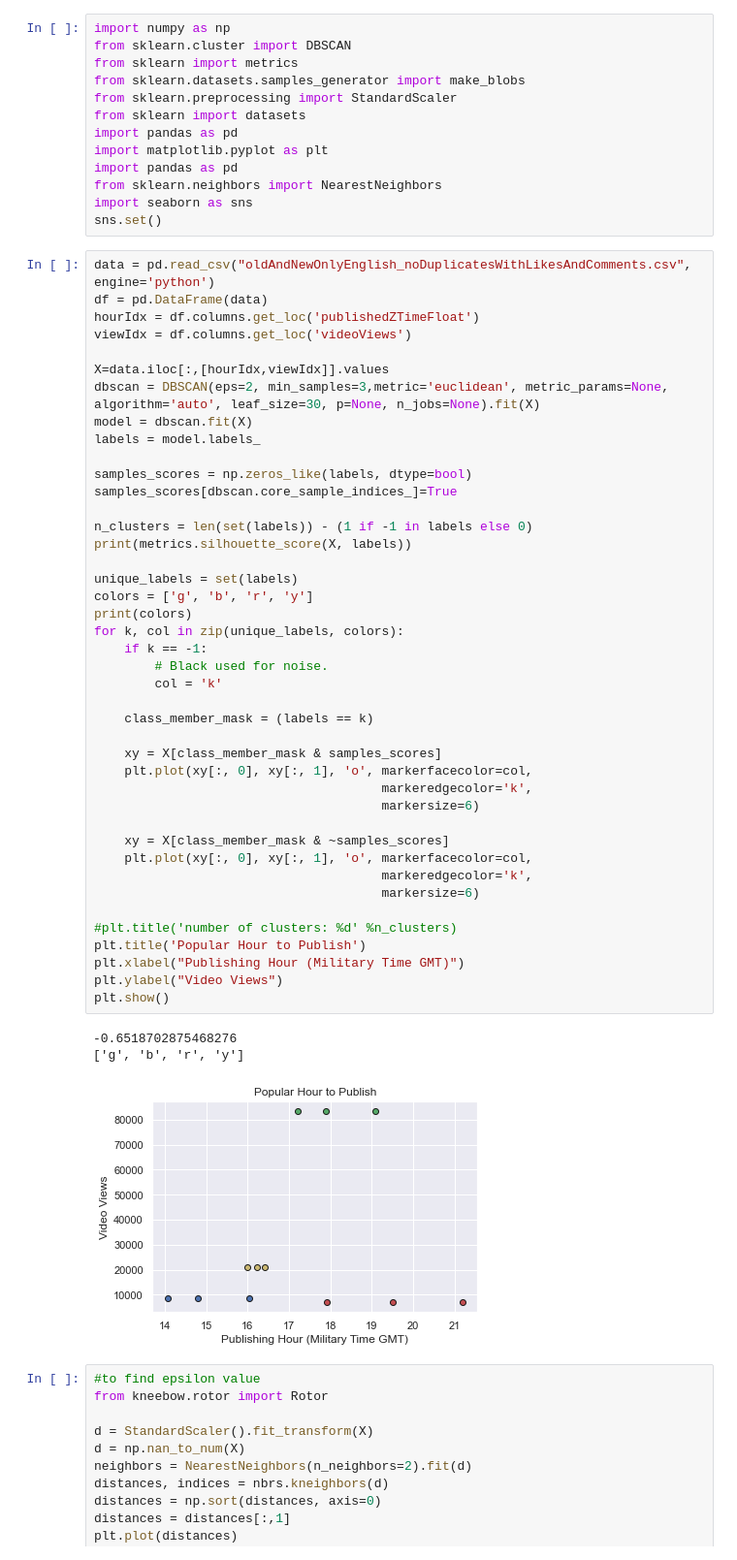
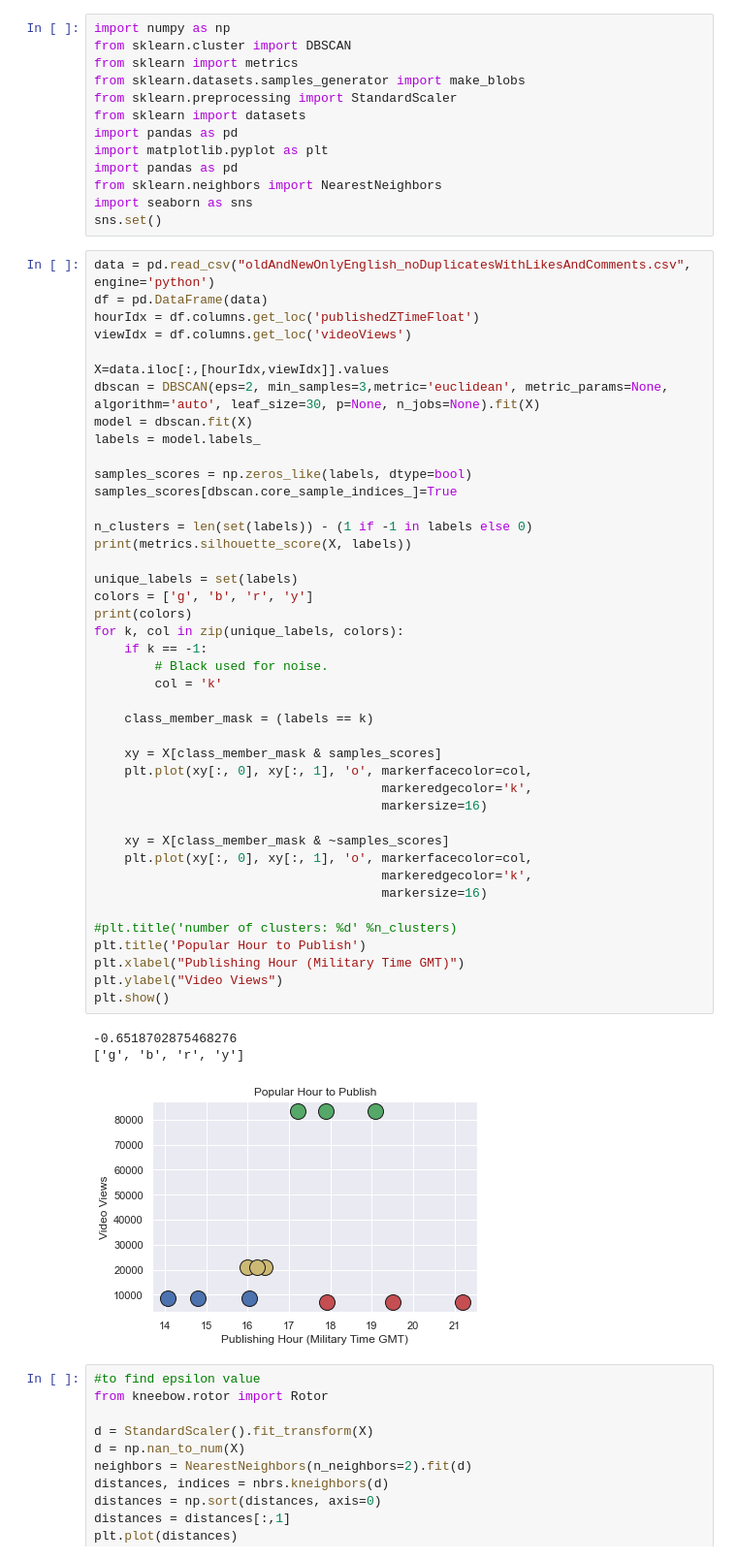
Before and after one commit to shyam100v/cs4641Project, a Jupyter notebook: DBSCAN_publishingHour.ipynb, the cells around one changed output. Shown: that part at 97% size. Drawn from its saved outputs; the diff is of its cells as text.

```diff
--- a/DBSCAN_publishingHour.ipynb
+++ b/DBSCAN_publishingHour.ipynb
@@ -27,36 +27,36 @@ samples_scores[dbscan.core_sample_indices_]=True
 
 n_clusters = len(set(labels)) - (1 if -1 in labels else 0)
 print(metrics.silhouette_score(X, labels))
 
 unique_labels = set(labels)
 colors = ['g', 'b', 'r', 'y']
 print(colors)
 for k, col in zip(unique_labels, colors):
     if k == -1:
         # Black used for noise.
         col = 'k'
 
     class_member_mask = (labels == k)
 
     xy = X[class_member_mask & samples_scores]
     plt.plot(xy[:, 0], xy[:, 1], 'o', markerfacecolor=col,
                                       markeredgecolor='k',
-                                      markersize=6)
+                                      markersize=16)
 
     xy = X[class_member_mask & ~samples_scores]
     plt.plot(xy[:, 0], xy[:, 1], 'o', markerfacecolor=col,
                                       markeredgecolor='k',
-                                      markersize=6)
+                                      markersize=16)
 
 #plt.title('number of clusters: %d' %n_clusters)
 plt.title('Popular Hour to Publish')
 plt.xlabel("Publishing Hour (Military Time GMT)")
 plt.ylabel("Video Views")
 plt.show()
 # %% [output]
 -0.6518702875468276
 ['g', 'b', 'r', 'y']
-[figure, old version]
+[figure, new version]
 # %%
 #to find epsilon value
 from kneebow.rotor import Rotor
```
Also changed, not shown: parts of 1 cell of this notebook.
